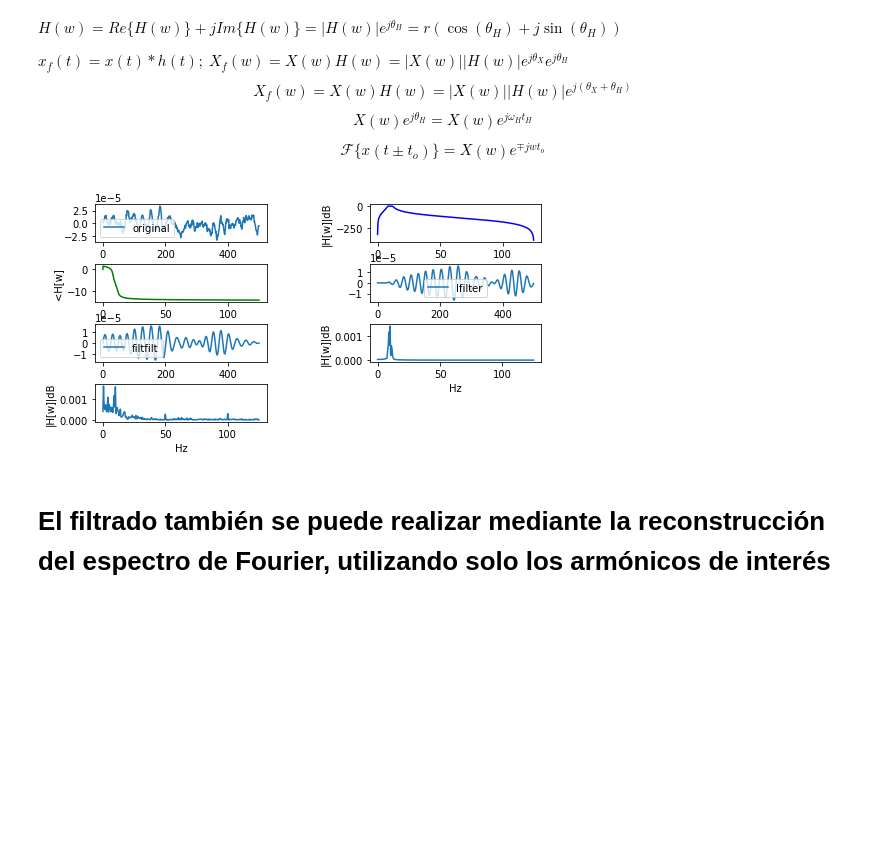
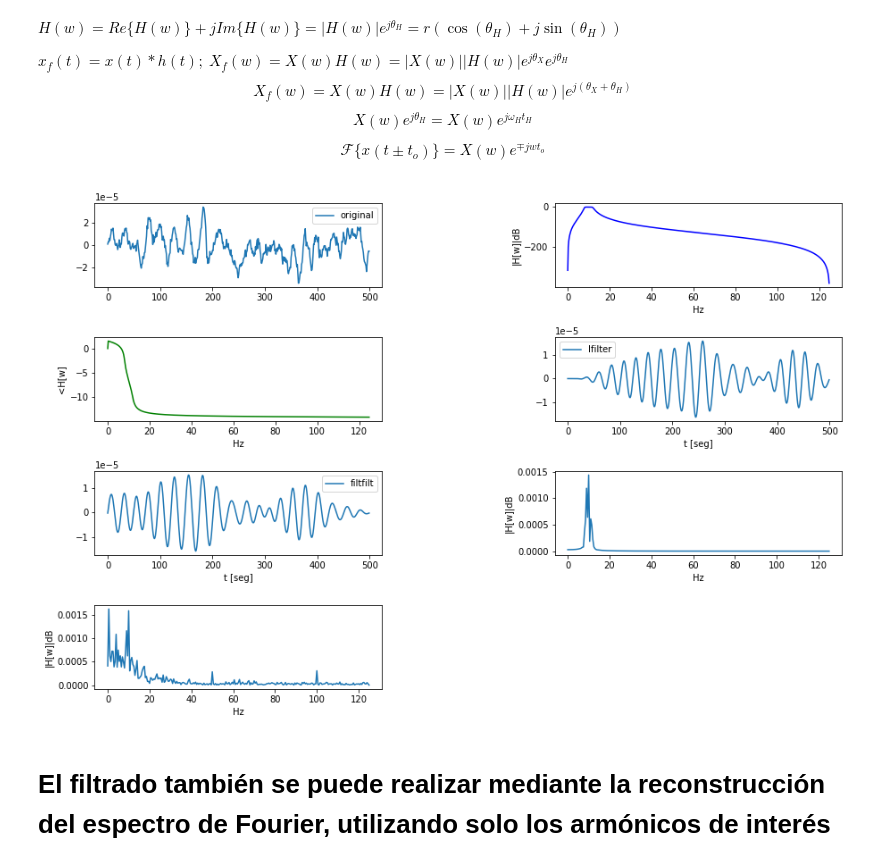
Before and after one commit to amalvarezme/ProcesoDigitalSen, a Jupyter notebook: ProyectoFinalPDS_20201.ipynb, the cells around one changed output. Drawn from its saved outputs; the diff is of its cells as text; code cells hidden in the pictures; blank space fills up the shorter version.

```diff
--- a/ProyectoFinalPDS_20201.ipynb
+++ b/ProyectoFinalPDS_20201.ipynb
@@ -413,7 +439,7 @@ trial = 0 #num trial
 ch = 11 #num canal
 data = Xraw[trial,ch,:] #trial, ch, muestras
 
-plt.figure(figsize=(8,4))
+plt.figure(figsize=(15,10))
 plt.subplot(421)
 plt.plot(data,label='original')
 plt.legend()
@@ -422,15 +448,14 @@ plt.legend()
 lowcut = 8 #frecuencia corte 1
 highcut = 12 #frecuencia corte 2
 order = 5 #orden del filtro
-b, a = butter_bandpass(lowcut, highcut, fs, order=order)#diseño
-w, h = signal.freqz(b,a,fs=fs)
+b, a = butter_bandpass(lowcut, highcut, fs, order=order)#diseño filtro pasabanda
+w, h = signal.freqz(b,a,fs=fs) #respuesta en frecuencia del filtro
 #graficar magnitud
 plt.subplot(422)
 plt.plot(w, 20 * np.log10(abs(h)), 'b')
 #plt.plot(w, abs(h), 'b')
 plt.xlabel('Hz')
 plt.ylabel('|H[w]|dB')
-
 
 #graficar fase
 angles = np.unwrap(np.angle(h))
@@ -438,34 +463,40 @@ plt.subplot(423)
 plt.plot(w, angles, 'g')
 plt.xlabel('Hz')
 plt.ylabel('<H[w]')
 
+#señales filtrada con lfilter - no compenza retardo en fase
 plt.subplot(424)
 yy = signal.lfilter(b, a, data)
 plt.plot(yy,label='lfilter')
+plt.xlabel('t [seg]')
 plt.legend()
 
+#filtar con filtfilt - si compenza el retardo de fase
 plt.subplot(425)
 yy = signal.filtfilt(b,a,data)
 plt.plot(yy,label='filtfilt')
+plt.xlabel('t [seg]')
 plt.legend()
 
+#espectro señal fitlrada
 plt.subplot(426)
 Yw = np.fft.rfft(yy)
 fv = np.fft.rfftfreq(yy.shape[0],1/fs)
 plt.plot(fv,abs(Yw))
 plt.xlabel('Hz')
 plt.ylabel('|H[w]|dB')
 
+#espectro original
 plt.subplot(427)
 Yo = np.fft.rfft(data)
 fv = np.fft.rfftfreq(data.shape[0],1/fs)
 plt.plot(fv,abs(Yo))
 plt.xlabel('Hz')
 plt.ylabel('|H[w]|dB')
 plt.subplots_adjust(hspace=0.6,wspace=0.6)
 plt.show()
 # %% [output]
-[figure, old version]
+[figure, new version]
 # %% [markdown]
 # El filtrado también se puede realizar mediante la reconstrucción del espectro de Fourier, utilizando solo los armónicos de interés
 # %%
```
Also changed, not shown: parts of 32 cells of this notebook.
